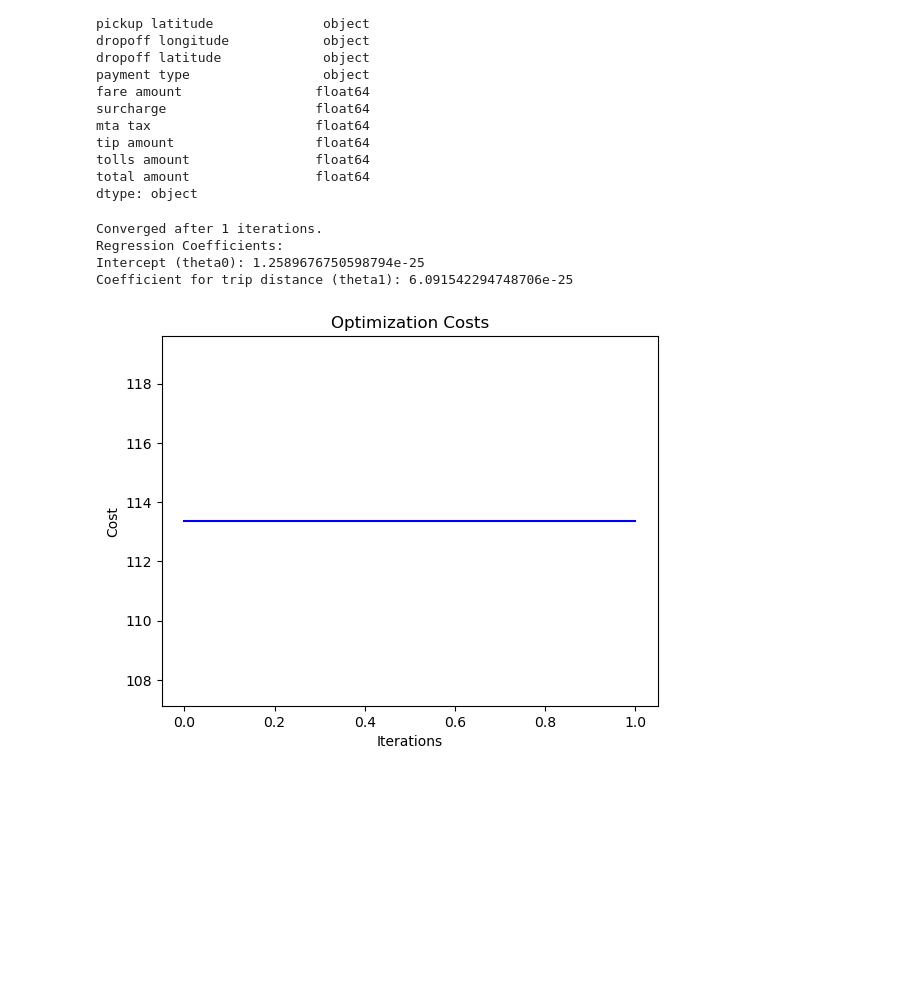
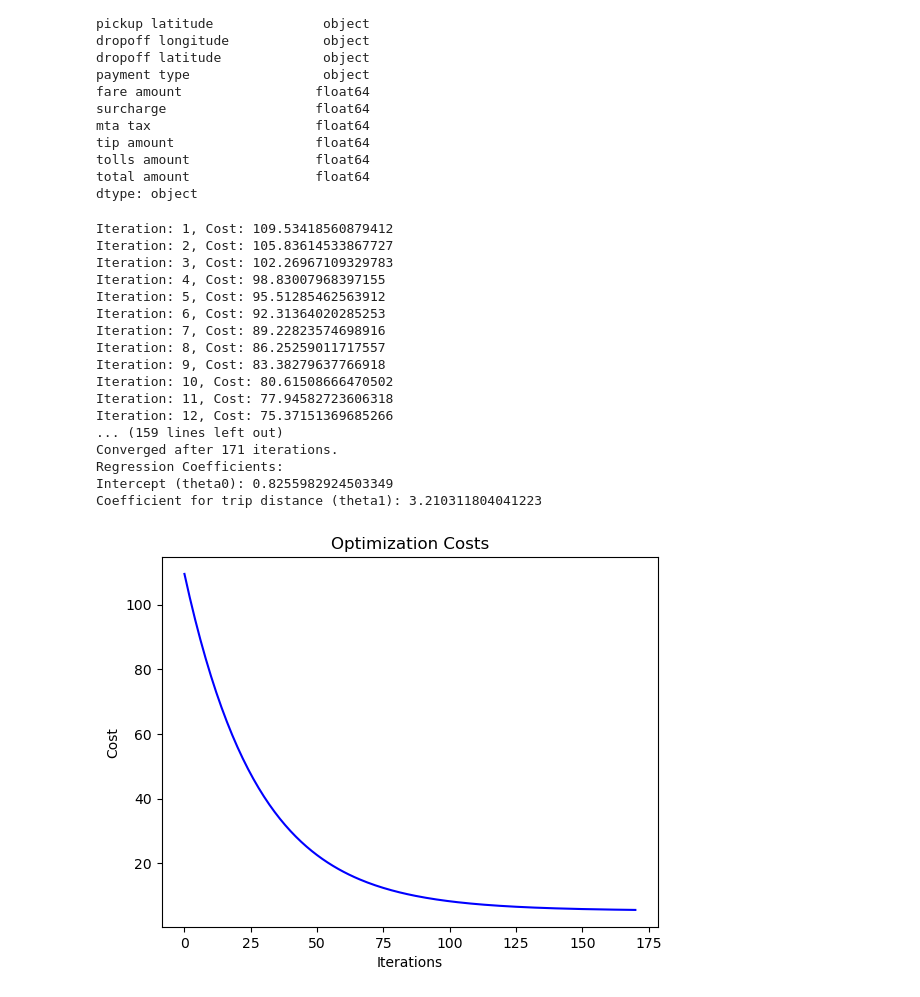
Before and after one commit to dylanxlam/data_science_practice_and_skills, a Jupyter notebook: practice/329e_HW4.ipynb, the cells around one changed output. Drawn from its saved outputs; the diff is of its cells as text; code cells hidden in the pictures; blank space fills up the shorter version.

```diff
--- a/practice/329e_HW4.ipynb
+++ b/practice/329e_HW4.ipynb
@@ -425,10 +440,10 @@ X_trip_distance = df['trip distance'].values
 y_fare_amount = df['fare amount'].values
 
 # Define the learning rate
-learning_rate = 0.000000000000000000000000005
+learning_rate = 0.001  # Adjust the learning rate
 
 # Define the maximum number of iterations
-max_iterations = 400
+max_iterations = 400  # Adjust the maximum number of iterations
 
 # Define the precision for convergence
 precision = 0.01
@@ -458,35 +473,51 @@ for iteration in range(max_iterations):
     gradient_theta1 = (1 / len(y_fare_amount)) * np.sum((predictions - y_fare_amount) * X_trip_distance)
 
     # Update coefficients using gradients
     theta0 -= learning_rate * gradient_theta0
     theta1 -= learning_rate * gradient_theta1
 
     # Compute cost
     cost = compute_cost(X_trip_distance, y_fare_amount, theta0, theta1)
 
     # Store cost and iteration
     cost_history.append(cost)
     iteration_history.append(iteration)
 
+    # Print iteration and cost
+    print(f"Iteration: {iteration + 1}, Cost: {cost}")
+
     # Check for convergence
     if len(cost_history) > 1 and np.abs(cost_history[-1] - cost_history[-2]) < precision:
-        print(f"Converged after {iteration} iterations.")
+        print(f"Converged after {iteration + 1} iterations.")
         break
 
 # Print regression coefficients
 print("Regression Coefficients:")
 print(f"Intercept (theta0): {theta0}")
 print(f"Coefficient for trip distance (theta1): {theta1}")
 
 # Visualize optimization costs
 plt.plot(iteration_history, cost_history, color='blue')
 plt.xlabel('Iterations')
 plt.ylabel('Cost')
 plt.title('Optimization Costs')
 plt.show()
 # %% [output]
-Converged after 1 iterations.
+Iteration: 1, Cost: 109.53418560879412
+Iteration: 2, Cost: 105.83614533867727
+Iteration: 3, Cost: 102.26967109329783
+Iteration: 4, Cost: 98.83007968397155
+Iteration: 5, Cost: 95.51285462563912
+Iteration: 6, Cost: 92.31364020285253
+Iteration: 7, Cost: 89.22823574698916
+Iteration: 8, Cost: 86.25259011717557
+Iteration: 9, Cost: 83.38279637766918
+Iteration: 10, Cost: 80.61508666470502
+Iteration: 11, Cost: 77.94582723606318
+Iteration: 12, Cost: 75.37151369685266
+... (159 lines left out)
+Converged after 171 iterations.
 Regression Coefficients:
-Intercept (theta0): 1.2589676750598794e-25
-Coefficient for trip distance (theta1): 6.091542294748706e-25
+Intercept (theta0): 0.8255982924503349
+Coefficient for trip distance (theta1): 3.210311804041223
-[figure, old version]
+[figure, new version]
```
Also changed, not shown: parts of 8 cells of this notebook.
